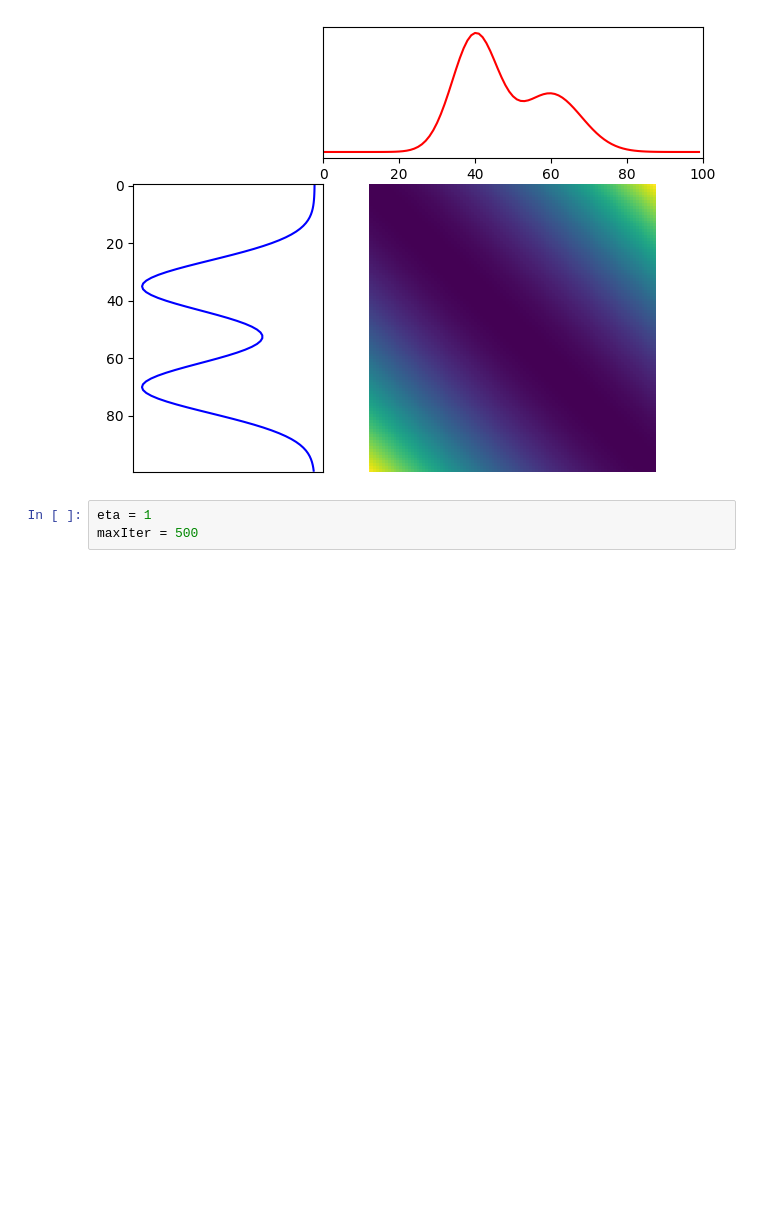
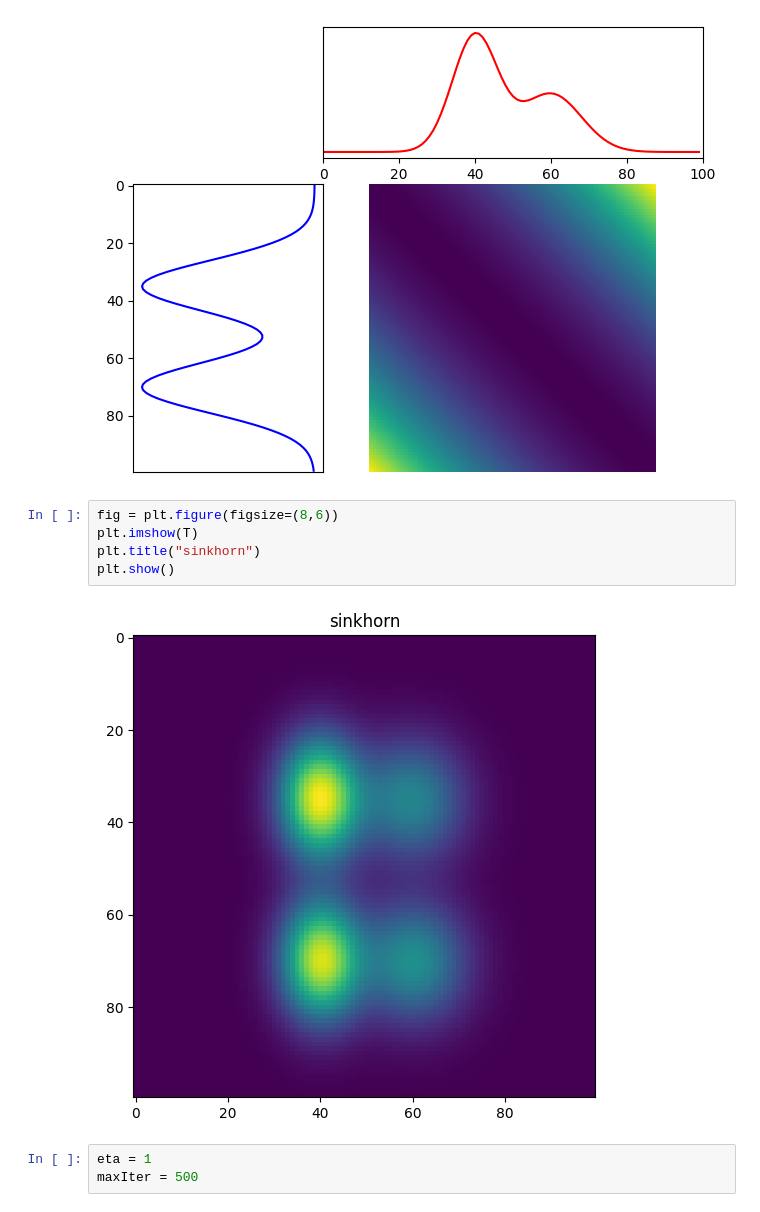
Before and after one commit to tomohisa67/Sparsity-Aware-APDRCD, a Jupyter notebook: plot_apdrcd.ipynb, the cells around one changed output. Drawn from its saved outputs; the diff is of its cells as text; blank space fills up the shorter version.

```diff
--- a/plot_apdrcd.ipynb
+++ b/plot_apdrcd.ipynb
@@ -81,6 +79,13 @@ T = ot.sinkhorn(r, l, C, 1)
 plot1D_mat(r,l,C)
 # %% [output]
 [figure]
+# %%
+fig = plt.figure(figsize=(8,6))
+plt.imshow(T)
+plt.title("sinkhorn")
+plt.show()
+# %% [output]
+[figure, added]
 # %%
 eta = 1
 maxIter = 500
```
Also changed, not shown: parts of 7 cells of this notebook, 4 other files.
